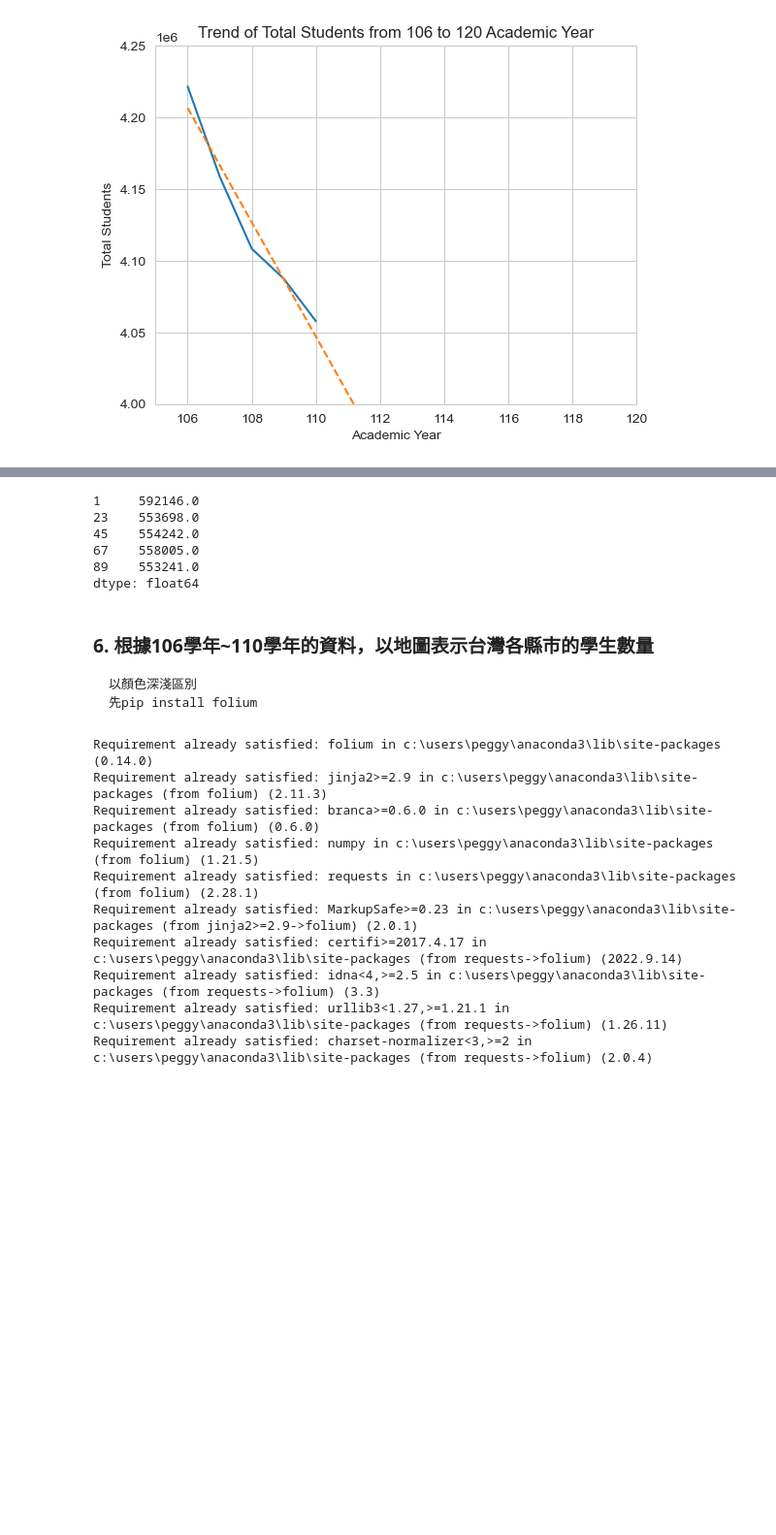
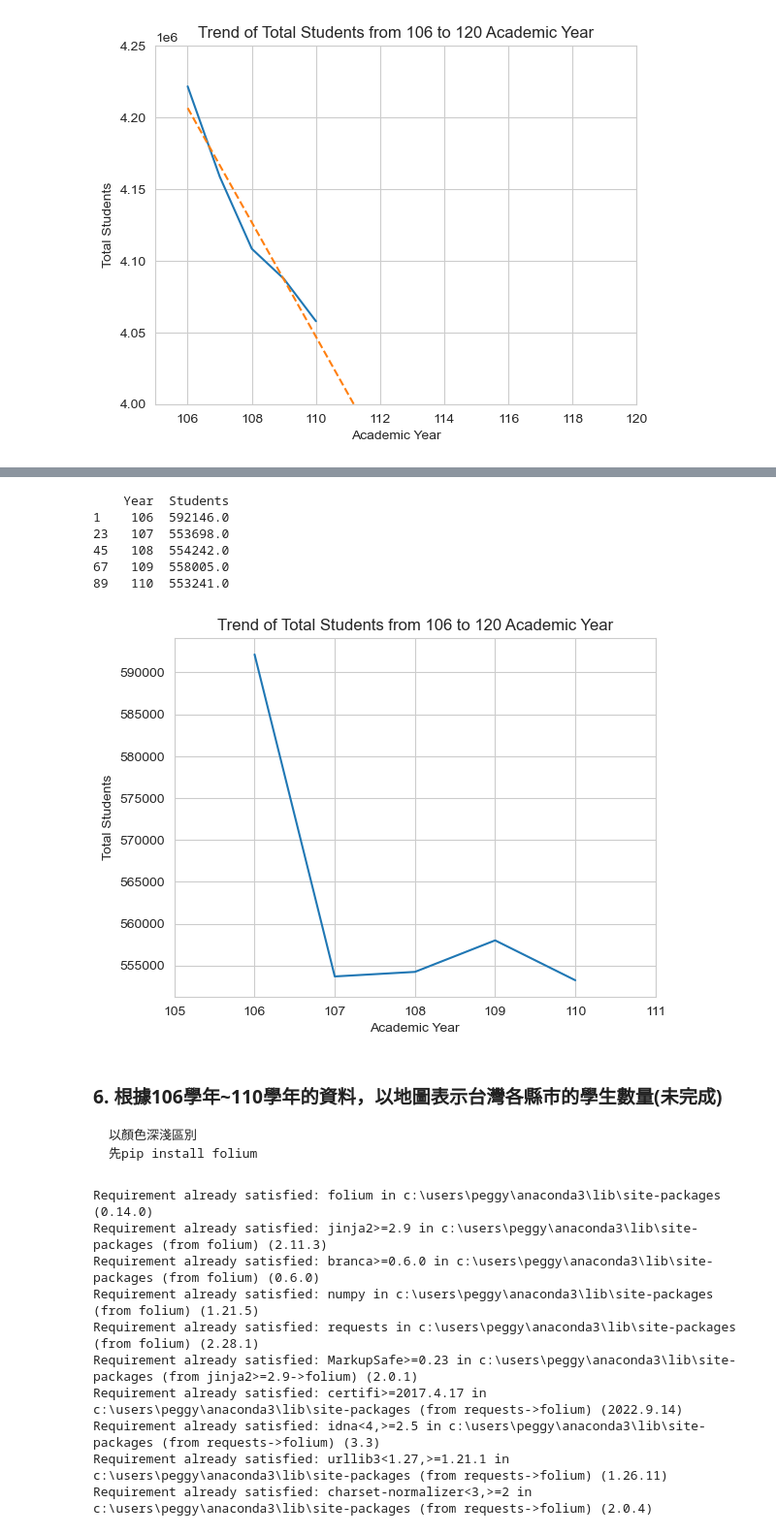
Before and after one commit to Ya-Cing/LAT-Repo, a Jupyter notebook: 2023 03 08(week3 work)/HW1.ipynb, the cells around one changed output, grey strips where cells are left out. Shown at 97% size. Saved outputs shown, nothing was run; the diff lists cells and outputs as text; code cells hidden in the pictures; blank space fills up the shorter version.

```diff
--- a/2023 03 08(week3 work)/HW1.ipynb
+++ b/2023 03 08(week3 work)/HW1.ipynb
@@ -702,18 +637,56 @@ plt.show()
-# %%
-# 計算每年台北市的學生總數
-taipei_data = df[df['縣市別'] == '臺北市'].iloc[:, [2, 3, 4, 5, 6, 10]].sum(axis=1)
-
-# 顯示計算結果
-print(taipei_data)
-# %% [output]
-1     592146.0
-23    553698.0
-45    554242.0
-67    558005.0
-89    553241.0
-dtype: float64
+# %%
+import pandas as pd
+import numpy as np
+import seaborn as sns
+import matplotlib.pyplot as plt
+from sklearn.linear_model import LinearRegression
+
+# 讀取CSV檔
+df1 = pd.read_csv('106edu.csv')
+df2 = pd.read_csv('107edu.csv')
+df3 = pd.read_csv('108edu.csv')
+df4 = pd.read_csv('109edu.csv')
+df5 = pd.read_csv('110edu.csv')
+
+# 取出需要處理的部分表格資料
+data1 = df1.iloc[:, [2, 3, 4, 5, 6, 10]].astype(float)
+data2 = df2.iloc[:, [2, 3, 4, 5, 6, 10]].astype(float)
+data3 = df3.iloc[:, [2, 3, 4, 5, 6, 10]].astype(float)
+data4 = df4.iloc[:, [2, 3, 4, 5, 6, 10]].astype(float)
+data5 = df5.iloc[:, [2, 3, 4, 5, 6, 10]].astype(float)
+
+# 將每年的資料垂直合併
+df = pd.concat([df1, df2, df3, df4, df5], ignore_index=True)
+
+# 計算每年台北市的學生總數
+taipei_data = df[df['縣市別'] == '臺北市'].iloc[:, [2, 3, 4, 5, 6, 10]].sum(axis=1)
+
+# 新建一個 DataFrame 存儲年度和學生數
+df = pd.DataFrame({'Year': list(range(106, 111)),
+                   'Students': taipei_data})
+
+# 顯示計算結果
+print(df)
+
+
+plt.grid(True)
+plt.plot(df['Year'], df['Students'])
+
+plt.xlim(105, 111)
+plt.xlabel('Academic Year')
+plt.ylabel('Total Students')
+plt.title('Trend of Total Students from 106 to 120 Academic Year')
+plt.show()
+# %% [output]
+    Year  Students
+1    106  592146.0
+23   107  553698.0
+45   108  554242.0
+67   109  558005.0
+89   110  553241.0
+[figure, added]
 # %% [markdown]
-### 6. 根據106學年~110學年的資料，以地圖表示台灣各縣市的學生數量
+### 6. 根據106學年~110學年的資料，以地圖表示台灣各縣市的學生數量(未完成)
     以顏色深淺區別
     先pip install folium
 # %%
```
Also changed, not shown: parts of 4 cells of this notebook.
